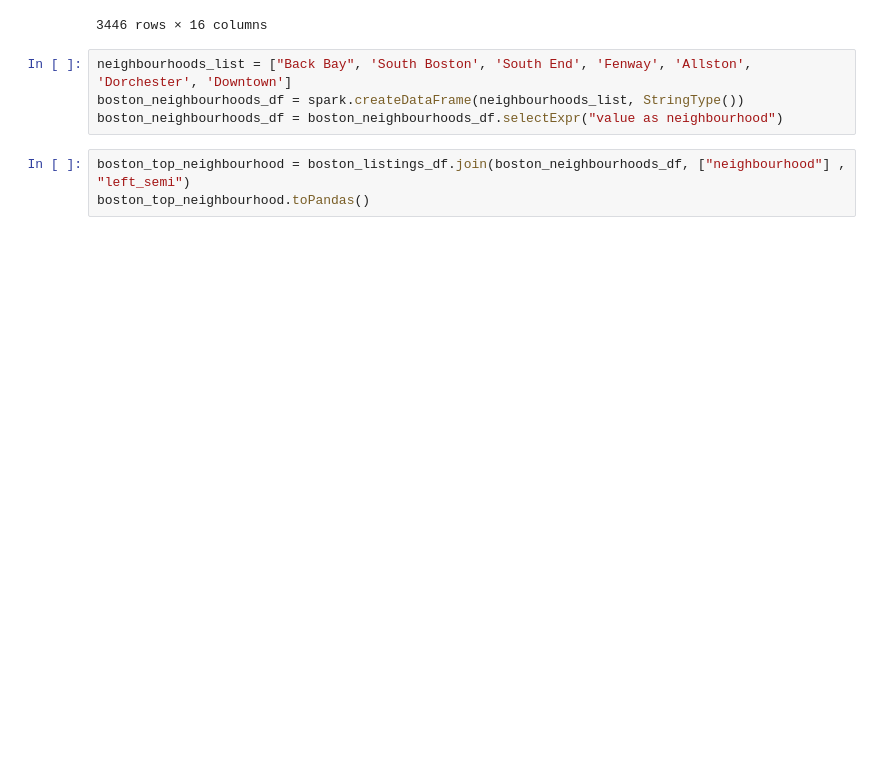
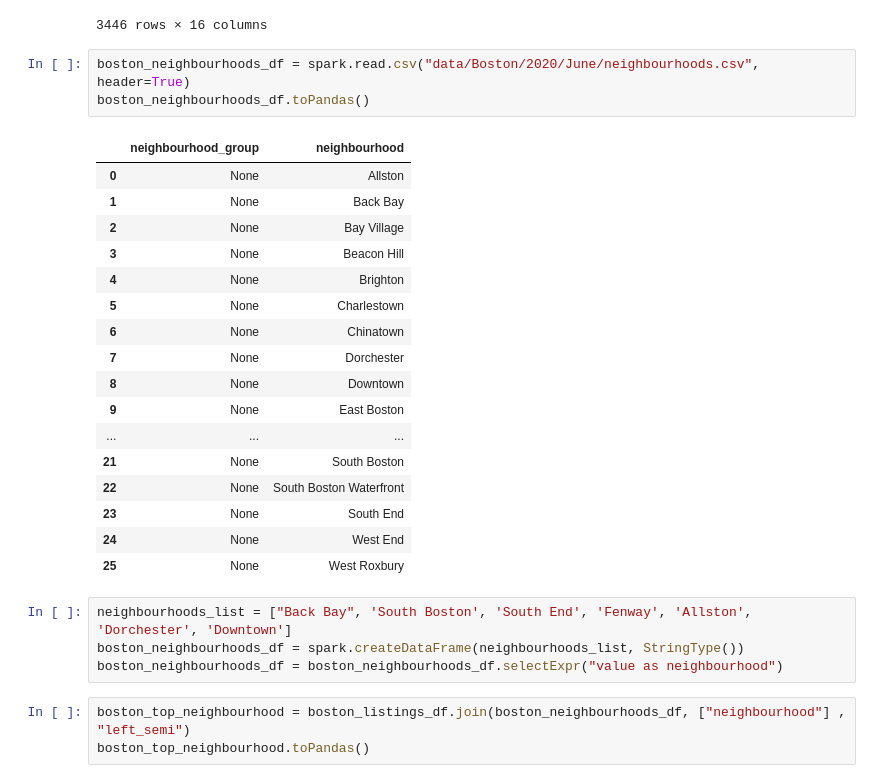
Before and after one commit to aditya-prasad-projects/Airbnb, a Jupyter notebook: test.ipynb, the cells around one changed output. Drawn from its saved outputs; the diff is of its cells as text; blank space fills up the shorter version.

```diff
--- a/test.ipynb
+++ b/test.ipynb
@@ -78,6 +79,27 @@ boston_listings_df.toPandas()
 | 3444 | 43715125 | Private Escape | 349225095 | Trevor | None | Dorchester | 42.29637 | -71.07314 | ... |
 | 3445 | 43729521 | Evonify - MGH & Tufts - Luxury 2B... | 212359760 | Evonify | None | Downtown | 42.35106002536211 | -71.0650582770758 | ... |
 3446 rows × 16 columns
+# %%
+boston_neighbourhoods_df = spark.read.csv("data/Boston/2020/June/neighbourhoods.csv", header=True)
+boston_neighbourhoods_df.toPandas()
+# %% [output]
+|  | neighbourhood_group | neighbourhood |
+| 0 | None | Allston |
+| 1 | None | Back Bay |
+| 2 | None | Bay Village |
+| 3 | None | Beacon Hill |
+| 4 | None | Brighton |
+| 5 | None | Charlestown |
+| 6 | None | Chinatown |
+| 7 | None | Dorchester |
+| 8 | None | Downtown |
+| 9 | None | East Boston |
+| ... | ... | ... |
+| 21 | None | South Boston |
+| 22 | None | South Boston Waterfront |
+| 23 | None | South End |
+| 24 | None | West End |
+| 25 | None | West Roxbury |
 # %%
 neighbourhoods_list = ["Back Bay", 'South Boston', 'South End', 'Fenway', 'Allston', 'Dorchester', 'Downtown']
 boston_neighbourhoods_df = spark.createDataFrame(neighbourhoods_list, StringType())
```
Also changed, not shown: parts of 14 cells of this notebook, 1 other file.
